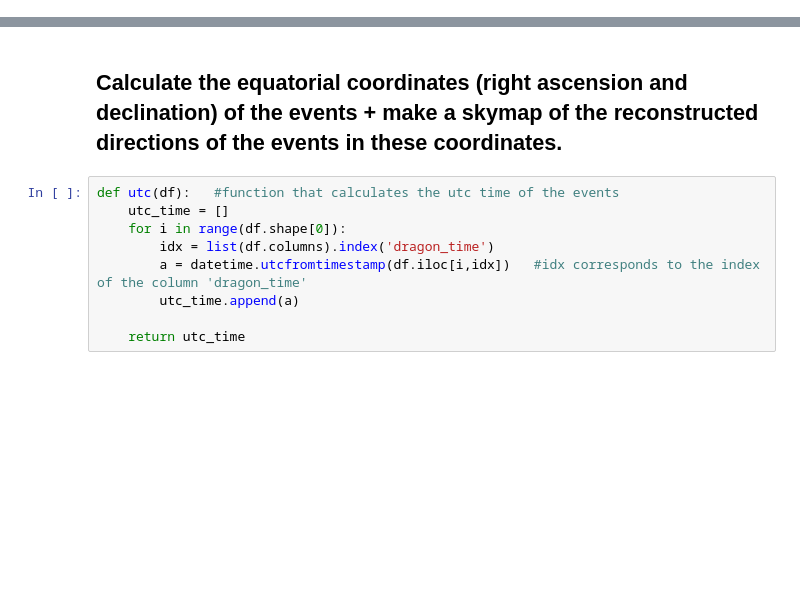
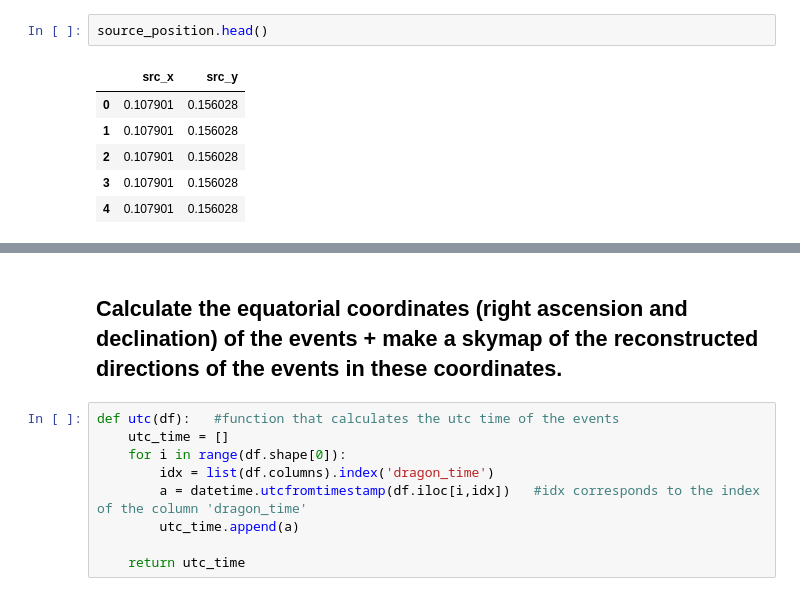
Before and after one commit to marialainez/tfm, a Jupyter notebook: tfm_bokeh.ipynb, the cells around one changed output, grey strips where cells are left out. Saved outputs shown, nothing was run; the diff lists cells and outputs as text; blank space fills up the shorter version.

```diff
--- a/tfm_bokeh.ipynb
+++ b/tfm_bokeh.ipynb
@@ -34,2 +87,11 @@ MemoryError: Unable to allocate 1.44 GiB for an array with shape (4015198,) and
+# %%
+source_position.head()
+# %% [output]
+|  | src_x | src_y |
+| 0 | 0.107901 | 0.156028 |
+| 1 | 0.107901 | 0.156028 |
+| 2 | 0.107901 | 0.156028 |
+| 3 | 0.107901 | 0.156028 |
+| 4 | 0.107901 | 0.156028 |
 # %%
 tot_data.shape
```
Also changed, not shown: parts of 60 cells of this notebook, 1 other file.
